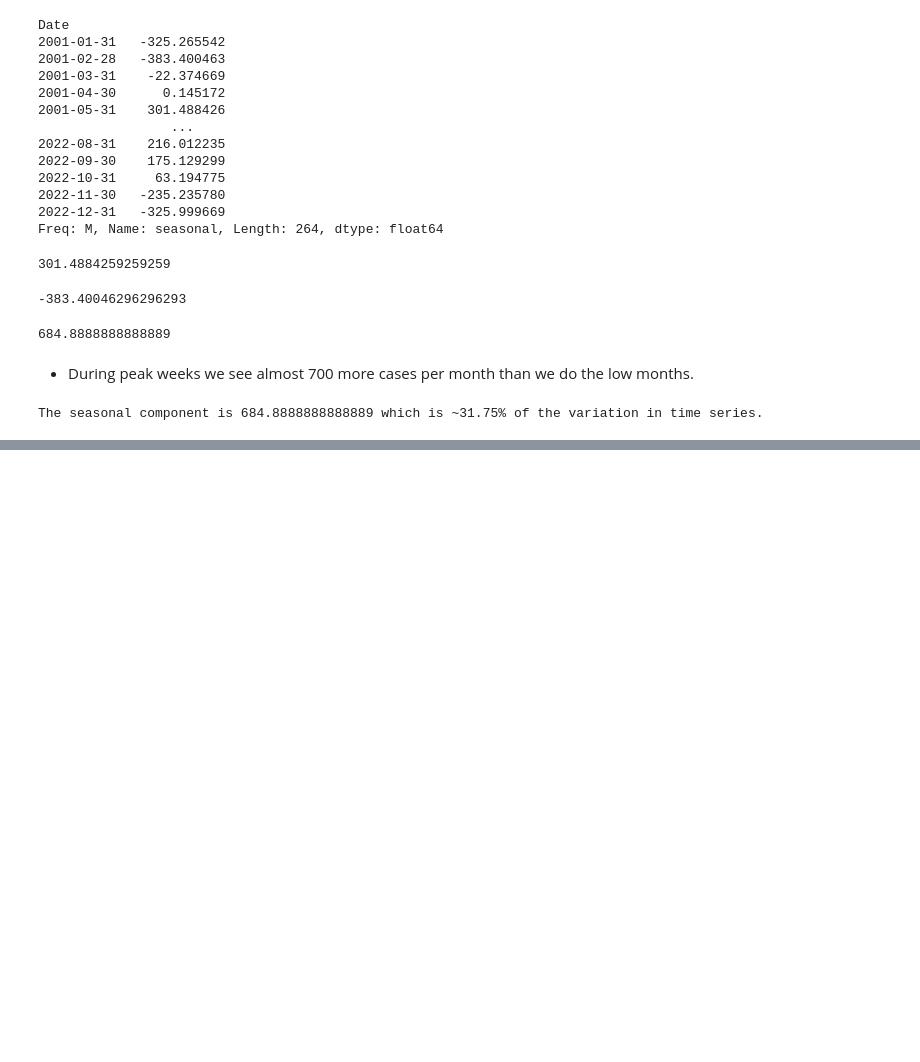
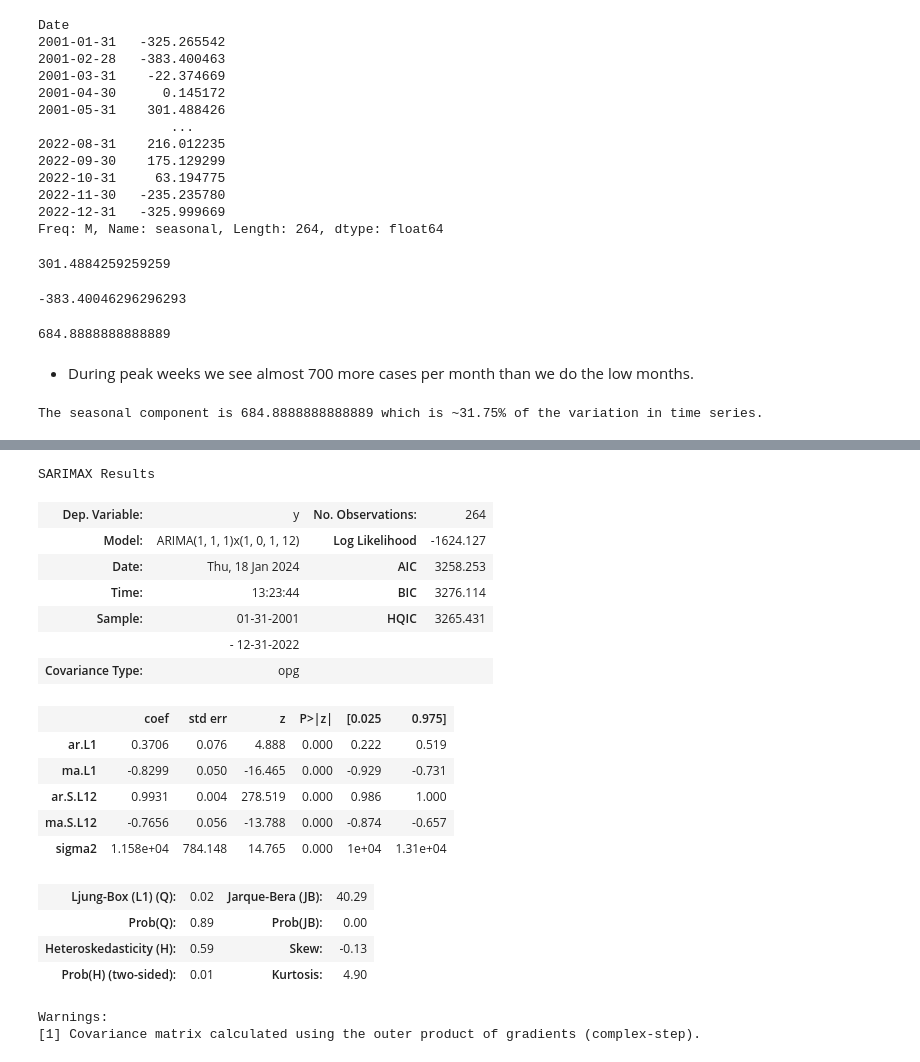
Before and after one commit to lrnrdr/Project-3-Part-1-Core, a Jupyter notebook: Project 3.ipynb, the cells around one changed output, grey strips where cells are left out. Drawn from its saved outputs; the diff is of its cells as text; code cells hidden in the pictures; blank space fills up the shorter version.

```diff
--- a/Project 3.ipynb
+++ b/Project 3.ipynb
@@ -356,0 +536,31 @@ The seasonal component is 684.8888888888889 which is ~31.75% of the variation in
+# %%
+p = 1
+q = 1
+d = 1
+P = 1
+D = 0
+Q = 1
+m = 12
+model1 = tsa.ARIMA(Assault_df, order=(p,d,q), seasonal_order=(P,D,Q, m)).fit()
+model1.summary()
+# %% [output]
+SARIMAX Results
+| Dep. Variable: | y | No. Observations: | 264 |
+| Model: | ARIMA(1, 1, 1)x(1, 0, 1, 12) | Log Likelihood | -1624.127 |
+| Date: | Thu, 18 Jan 2024 | AIC | 3258.253 |
+| Time: | 13:23:44 | BIC | 3276.114 |
+| Sample: | 01-31-2001 | HQIC | 3265.431 |
+|  | - 12-31-2022 |  |  |
+| Covariance Type: | opg |  |  |
+|  | coef | std err | z | P>|z| | [0.025 | 0.975] |
+| ar.L1 | 0.3706 | 0.076 | 4.888 | 0.000 | 0.222 | 0.519 |
+| ma.L1 | -0.8299 | 0.050 | -16.465 | 0.000 | -0.929 | -0.731 |
+| ar.S.L12 | 0.9931 | 0.004 | 278.519 | 0.000 | 0.986 | 1.000 |
+| ma.S.L12 | -0.7656 | 0.056 | -13.788 | 0.000 | -0.874 | -0.657 |
+| sigma2 | 1.158e+04 | 784.148 | 14.765 | 0.000 | 1e+04 | 1.31e+04 |
+| Ljung-Box (L1) (Q): | 0.02 | Jarque-Bera (JB): | 40.29 |
+| Prob(Q): | 0.89 | Prob(JB): | 0.00 |
+| Heteroskedasticity (H): | 0.59 | Skew: | -0.13 |
+| Prob(H) (two-sided): | 0.01 | Kurtosis: | 4.90 |
+Warnings:
+[1] Covariance matrix calculated using the outer product of gradients (complex-step).
```
Also changed, not shown: parts of 14 cells of this notebook.
